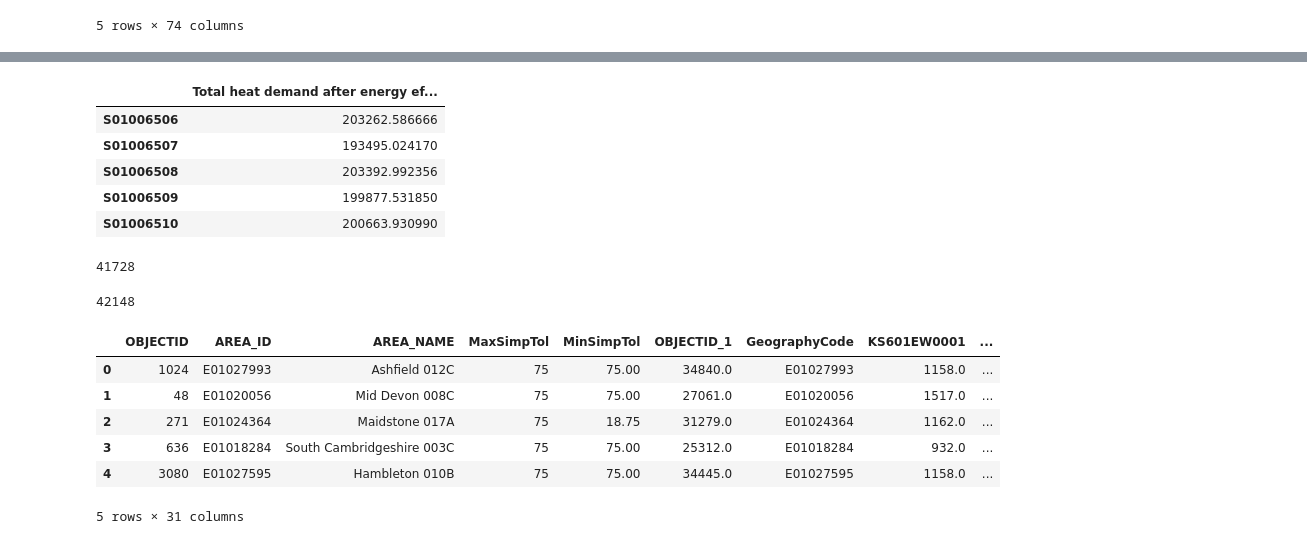
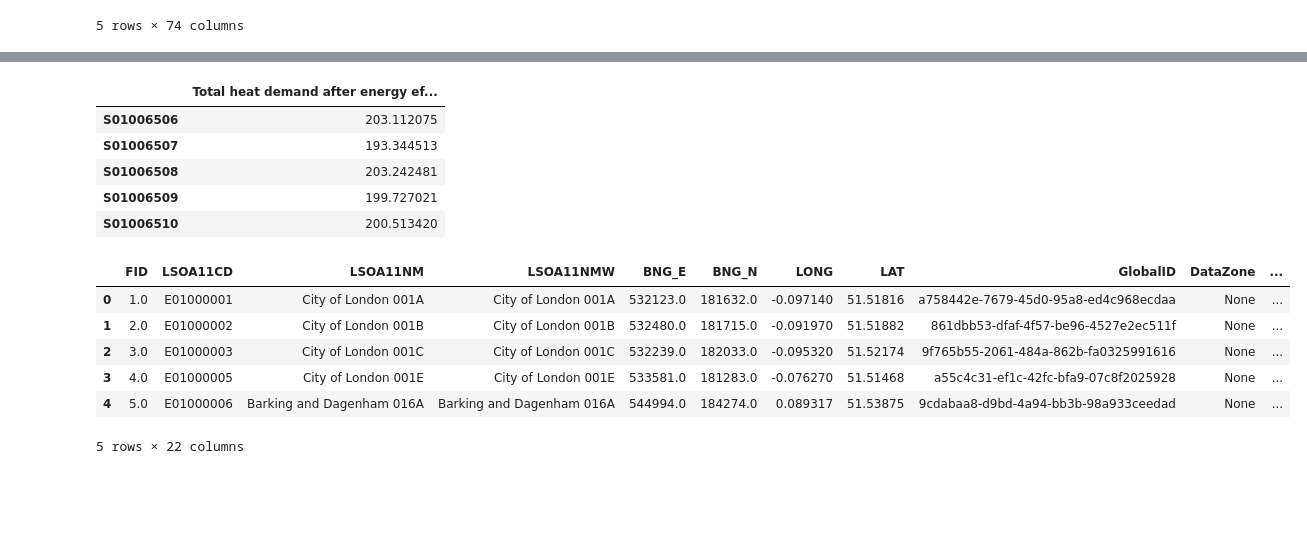
Before and after one commit to AlexandreLab/cooling_demand_UK, a Jupyter notebook: notebooks/visualisation_GB.ipynb, the cells around one changed output, grey strips where cells are left out. Saved outputs shown, nothing was run; the diff lists cells and outputs as text; code cells hidden in the pictures; blank space fills up the shorter version.

```diff
--- a/notebooks/visualisation_GB.ipynb
+++ b/notebooks/visualisation_GB.ipynb
@@ -87,7 +87,7 @@ gb_df.head()
 | 4 | S01006510 | S02001236 | 2312.863906 | 0.180077 | 18234.389031 | 20481.357955 | ... |
 5 rows × 74 columns
 # %%
-list_columns = [x for x in gb_df.columns if "Average heat demand after" in x]
+list_columns = [x for x in gb_df.columns if f"Average heat demand {scenario}" in x]
 list_columns
 # %% [output]
 ['Average heat demand after energy efficiency measures for detached gas boiler (kWh)',
@@ -106,16 +106,22 @@ list_columns
  'Average heat demand after energy efficiency measures for terraced oil boiler (kWh)',
  'Average heat demand after energy efficiency measures for terraced resistance heating (kWh)',
  'Average heat demand after energy efficiency measures for terraced biomass boiler (kWh)']
+# %%
+## Remove outliers
+for c in list_columns:
+  max_value = gb_df[c].quantile(0.99)
+  filt = gb_df[c] > max_value
+  gb_df.loc[filt, c] = max_value
 # %%
 to_plot_df = pd.DataFrame()
 to_plot_df.index = gb_df['Lsoa11cd'].values
-to_plot_df["Total heat demand after energy efficiency measures (kWh)"] = gb_df[
-    list_columns].sum(axis=1).values
+to_plot_df[f"Total heat demand {scenario} energy efficiency measures (MWh)"] = gb_df[
+    list_columns].sum(axis=1).values/1000
 to_plot_df.head()
 # %% [output]
 |  | Total heat demand after energy ef... |
-| S01006506 | 203262.586666 |
-| S01006507 | 193495.024170 |
-| S01006508 | 203392.992356 |
-| S01006509 | 199877.531850 |
-| S01006510 | 200663.930990 |
+| S01006506 | 203.112075 |
+| S01006507 | 193.344513 |
+| S01006508 | 203.242481 |
+| S01006509 | 199.727021 |
+| S01006510 | 200.513420 |
@@ -126,20 +128,12 @@ path_map = path_map / file
-# %%
-len(to_plot_df)
-# %% [output]
-41728
-# %%
-map_df = viz_functions.get_map(path_map)
-len(map_df)
-# %% [output]
-42148
 # %%
-map_df = pd.merge(map_df, to_plot_df, left_on='GeographyCode', right_index=True)
+map_df = viz_functions.get_UK_LSOA_map()
+map_df = pd.merge(map_df, to_plot_df, left_on='LSOA11CD', right_index=True)
 map_df.head()
 # %% [output]
-|  | OBJECTID | AREA_ID | AREA_NAME | MaxSimpTol | MinSimpTol | OBJECTID_1 | GeographyCode | KS601EW0001 | ... |
-| 0 | 1024 | E01027993 | Ashfield 012C | 75 | 75.00 | 34840.0 | E01027993 | 1158.0 | ... |
-| 1 | 48 | E01020056 | Mid Devon 008C | 75 | 75.00 | 27061.0 | E01020056 | 1517.0 | ... |
-| 2 | 271 | E01024364 | Maidstone 017A | 75 | 18.75 | 31279.0 | E01024364 | 1162.0 | ... |
-| 3 | 636 | E01018284 | South Cambridgeshire 003C | 75 | 75.00 | 25312.0 | E01018284 | 932.0 | ... |
-| 4 | 3080 | E01027595 | Hambleton 010B | 75 | 75.00 | 34445.0 | E01027595 | 1158.0 | ... |
+|  | FID | LSOA11CD | LSOA11NM | LSOA11NMW | BNG_E | BNG_N | LONG | LAT | GlobalID | DataZone | ... |
+| 0 | 1.0 | E01000001 | City of London 001A | City of London 001A | 532123.0 | 181632.0 | -0.097140 | 51.51816 | a758442e-7679-45d0-95a8-ed4c968ecdaa | None | ... |
+| 1 | 2.0 | E01000002 | City of London 001B | City of London 001B | 532480.0 | 181715.0 | -0.091970 | 51.51882 | 861dbb53-dfaf-4f57-be96-4527e2ec511f | None | ... |
+| 2 | 3.0 | E01000003 | City of London 001C | City of London 001C | 532239.0 | 182033.0 | -0.095320 | 51.52174 | 9f765b55-2061-484a-862b-fa0325991616 | None | ... |
+| 3 | 4.0 | E01000005 | City of London 001E | City of London 001E | 533581.0 | 181283.0 | -0.076270 | 51.51468 | a55c4c31-ef1c-42fc-bfa9-07c8f2025928 | None | ... |
+| 4 | 5.0 | E01000006 | Barking and Dagenham 016A | Barking and Dagenham 016A | 544994.0 | 184274.0 | 0.089317 | 51.53875 | 9cdabaa8-d9bd-4a94-bb3b-98a933ceedad | None | ... |
-5 rows × 31 columns
+5 rows × 22 columns
```
Also changed, not shown: parts of 7 cells of this notebook, 6 other files.
